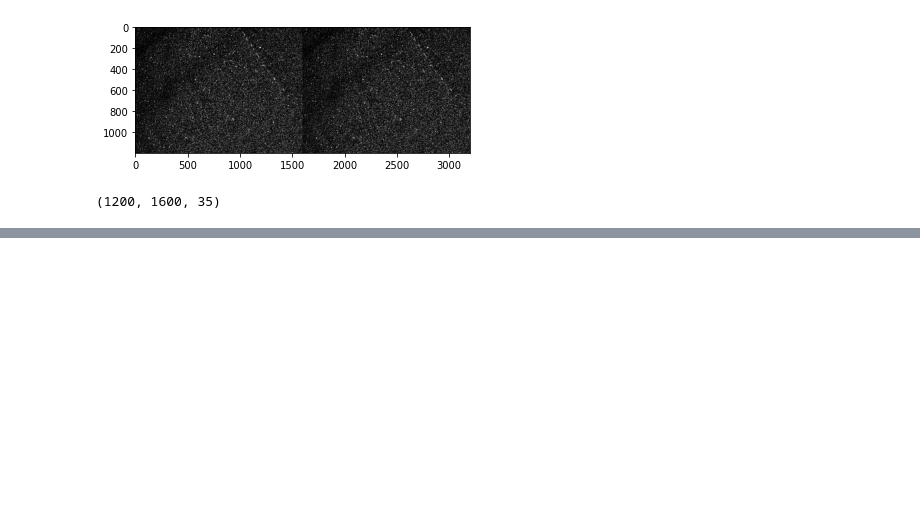
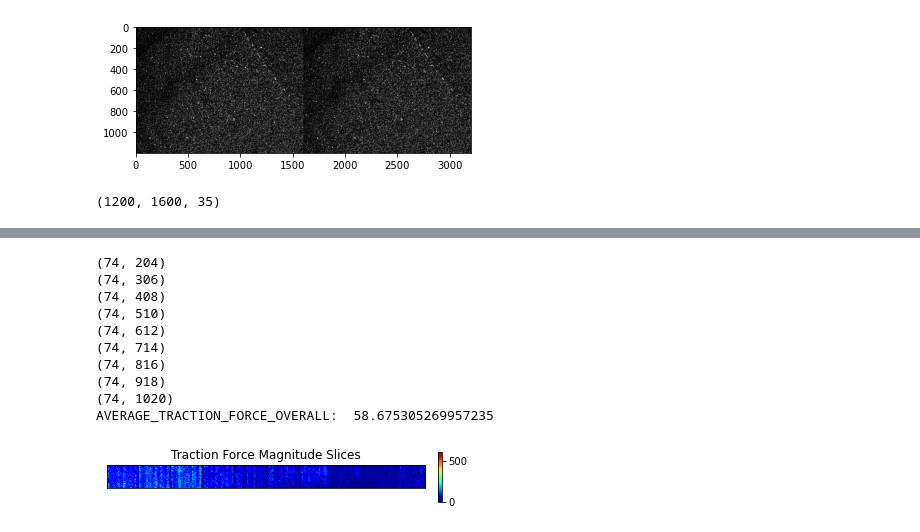
Before and after one commit to siddharthdcosta/OHSU-PIV, a Jupyter notebook: khan-PIV3D-V1.ipynb, the cells around one changed output, grey strips where cells are left out. Saved outputs shown, nothing was run; the diff lists cells and outputs as text; code cells hidden in the pictures; blank space fills up the shorter version.

```diff
--- a/khan-PIV3D-V1.ipynb
+++ b/khan-PIV3D-V1.ipynb
@@ -180,0 +181,74 @@ plt.savefig('results/Quiver_Strain_dpi600_downsample1_thres005.png', dpi = 600)
+# %%
+
+E = 2500    # Young's modulus
+nu = 0.495  # Poisson's ratio
+
+def compute_stress(strain_tensor, E, nu):
+    # Compute the trace of the strain tensor
+    trace_strain = np.trace(strain_tensor)
+
+    # Compute stress tensor for simple elastic material model in 3D
+    stress_tensor = np.zeros((3,3))
+    for i in range(3):
+        for j in range(3):
+            stress_tensor[i][j] = E * strain_tensor[i][j] / (1 + nu) + (nu * trace_strain) / ((1 + nu) * (1 - 2*nu)) * (1 if i==j else 0)
+
+    return stress_tensor
+
+def compute_traction(stress_tensor, normal_vector):
+
+	# Compute the traction force on a specific surface
+    return np.dot(stress_tensor, normal_vector)
+
+shape = Strain[..., 0, 0].shape
+
+normal_vector_z = np.array([0, 0, 1])  # z-axis (THE ACTUAL NORMAL VECTOR)
+
+pad = 3
+col = 0
+TRACTION_MAP = np.zeros((shape[0], shape[1] * shape[2] + pad * shape[2]))
+
+grid = None
+for k in range(shape[2]):
+	temp = np.zeros((shape[0], shape[1] + pad))
+	for i in range(shape[0]):
+		for j in range(shape[1]):
+
+			strain_tensor = Strain[i, j, k]
+			stress_tensor = compute_stress(strain_tensor, E, nu)
+			traction_force_z = compute_traction(stress_tensor, normal_vector_z)
+
+			traction_magnitude_z = np.sqrt(np.sum(traction_force_z ** 2))
+
+			temp[i, j] = traction_magnitude_z
+
+	if grid is None:
+		grid = temp
+		continue
+	else:
+		grid = np.hstack([grid, temp])
+	print(grid.shape)
+
+TRACTION_MAP = grid
+
+figure = plt.imshow(TRACTION_MAP, cmap = plt.get_cmap('jet'))
+figure.axes.get_xaxis().set_visible(0)
+figure.axes.get_yaxis().set_visible(0)
+plt.title("Traction Force Magnitude Slices")
+plt.colorbar(fraction = 0.01, aspect = 15, pad = 0.04)
+plt.savefig('results/Slices_Traction_Magnitude_dpi600.png', dpi = 600)
+
+average_traction_force_overall = np.mean(TRACTION_MAP)
+print('AVERAGE_TRACTION_FORCE_OVERALL: ', average_traction_force_overall)
+# %% [output]
+(74, 204)
+(74, 306)
+(74, 408)
+(74, 510)
+(74, 612)
+(74, 714)
+(74, 816)
+(74, 918)
+(74, 1020)
+AVERAGE_TRACTION_FORCE_OVERALL:  58.675305269957235
+[figure, added]
```
Also changed, not shown: parts of 17 cells of this notebook, 8 other files.
